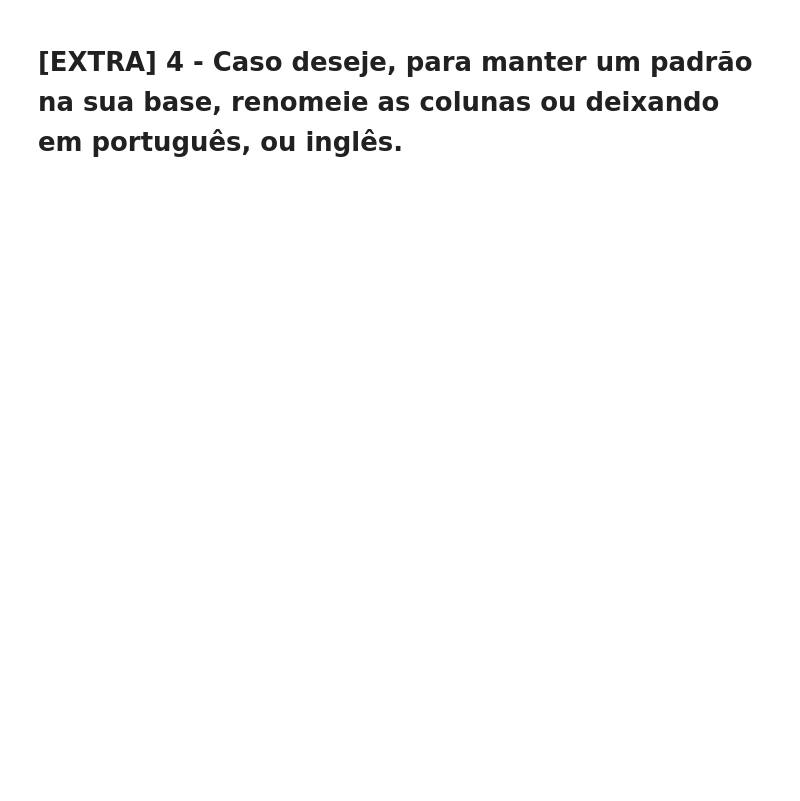
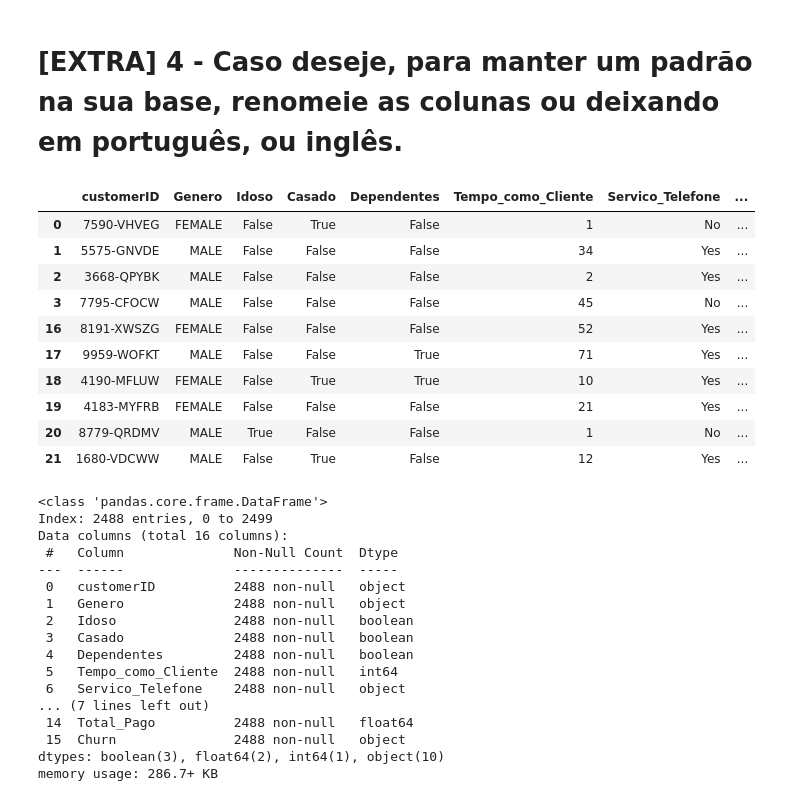
Before and after one commit to MiguellMAC/EBAC.DATA_SCIENCE, a Jupyter notebook: Atividade_Cap14/CAPITLO14_PROJETO_TELECON.ipynb, the cells around one changed output. Cells and saved outputs as stored; diff of their text form; code cells hidden in the pictures; blank space fills up the shorter version.

```diff
--- a/Atividade_Cap14/CAPITLO14_PROJETO_TELECON.ipynb
+++ b/Atividade_Cap14/CAPITLO14_PROJETO_TELECON.ipynb
@@ -105,2 +412,39 @@ Ela funcionará como a replace.
 # %% [markdown]
 # [EXTRA] 4 - Caso deseje, para manter um padrão na sua base, renomeie as colunas ou deixando em português, ou inglês.
+# %%
+df.rename(columns={'Dependents': 'Dependentes'}, inplace=True)
+df.rename(columns={'PhoneService': 'Servico_Telefone'}, inplace=True)
+df.rename(columns={'PaymentMethod': 'Método_pagamento'}, inplace=True)
+df.drop(columns=['Tem_DSL'], inplace=True)
+# %%
+df.head(10)
+df.info()
+# %% [output]
+|  | customerID | Genero | Idoso | Casado | Dependentes | Tempo_como_Cliente | Servico_Telefone | ... |
+| 0 | 7590-VHVEG | FEMALE | False | True | False | 1 | No | ... |
+| 1 | 5575-GNVDE | MALE | False | False | False | 34 | Yes | ... |
+| 2 | 3668-QPYBK | MALE | False | False | False | 2 | Yes | ... |
+| 3 | 7795-CFOCW | MALE | False | False | False | 45 | No | ... |
+| 16 | 8191-XWSZG | FEMALE | False | False | False | 52 | Yes | ... |
+| 17 | 9959-WOFKT | MALE | False | False | True | 71 | Yes | ... |
+| 18 | 4190-MFLUW | FEMALE | False | True | True | 10 | Yes | ... |
+| 19 | 4183-MYFRB | FEMALE | False | False | False | 21 | Yes | ... |
+| 20 | 8779-QRDMV | MALE | True | False | False | 1 | No | ... |
+| 21 | 1680-VDCWW | MALE | False | True | False | 12 | Yes | ... |
+<class 'pandas.core.frame.DataFrame'>
+Index: 2488 entries, 0 to 2499
+Data columns (total 16 columns):
+ #   Column              Non-Null Count  Dtype
+---  ------              --------------  -----
+ 0   customerID          2488 non-null   object
+ 1   Genero              2488 non-null   object
+ 2   Idoso               2488 non-null   boolean
+ 3   Casado              2488 non-null   boolean
+ 4   Dependentes         2488 non-null   boolean
+ 5   Tempo_como_Cliente  2488 non-null   int64
+ 6   Servico_Telefone    2488 non-null   object
+... (7 lines left out)
+ 14  Total_Pago          2488 non-null   float64
+ 15  Churn               2488 non-null   object
+dtypes: boolean(3), float64(2), int64(1), object(10)
+memory usage: 286.7+ KB
```
Also changed, not shown: parts of 19 cells of this notebook.
